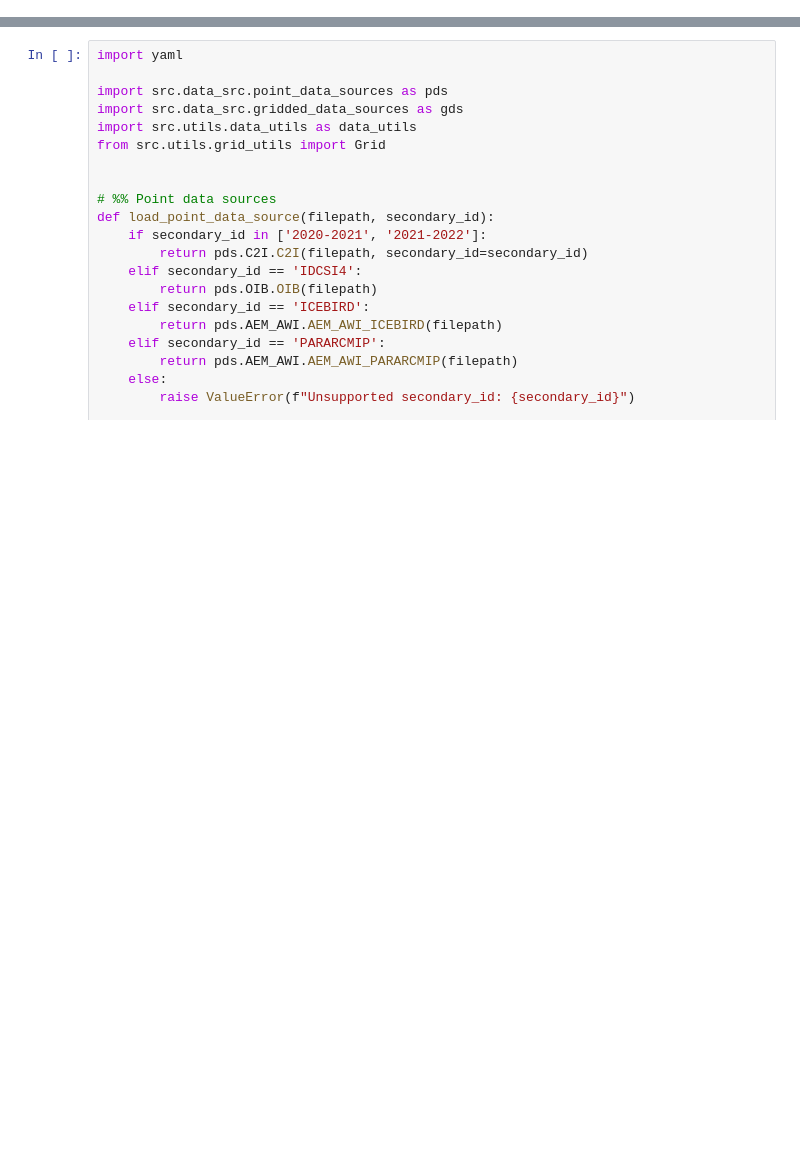
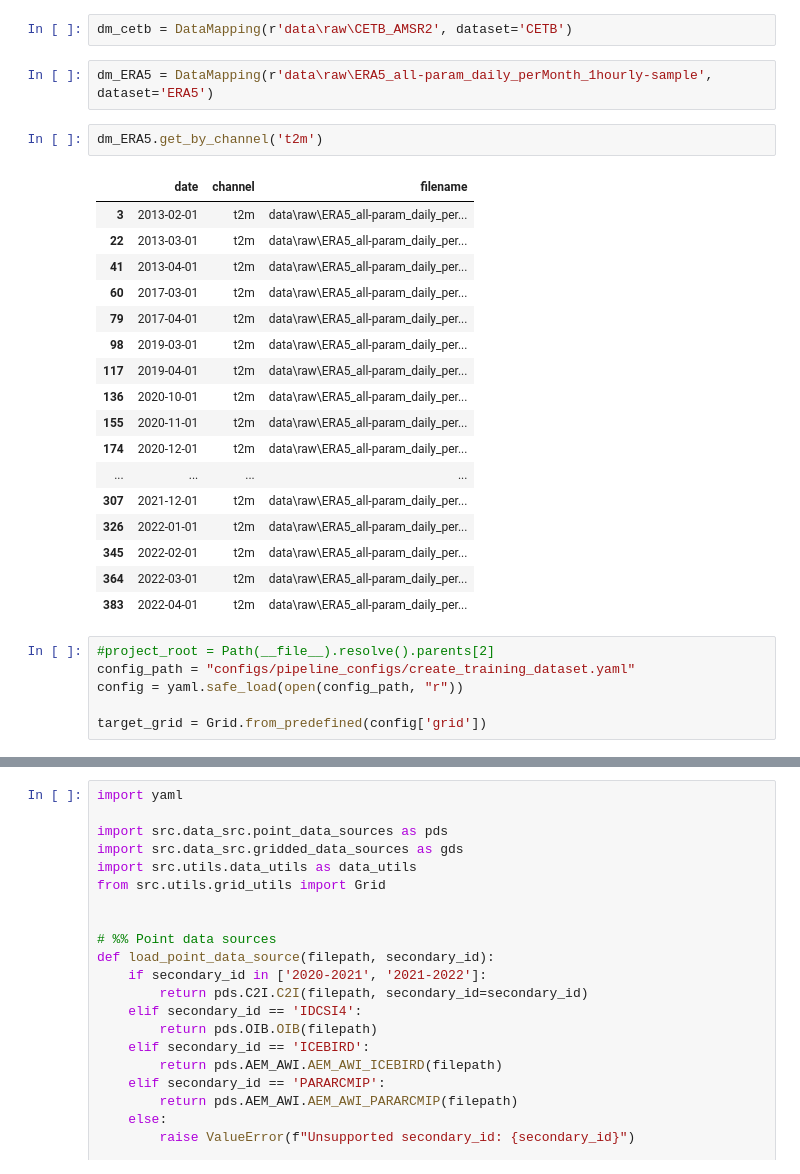
Before and after one commit to EHTellefsen/Arctic_Snow_Products, a Jupyter notebook: notebooks/create_train_set_testing.ipynb, the cells around one changed output, grey strips where cells are left out. Saved outputs shown, nothing was run; the diff lists cells and outputs as text; blank space fills up the shorter version.

Commit message:
update to dataset creation script and related tools

```diff
--- a/notebooks/create_train_set_testing.ipynb
+++ b/notebooks/create_train_set_testing.ipynb
@@ -8,0 +23,30 @@ sys.path.insert(0, str(project_root))
+# %%
+dm_cetb = DataMapping(r'data\raw\CETB_AMSR2', dataset='CETB')
+# %%
+dm_ERA5 = DataMapping(r'data\raw\ERA5_all-param_daily_perMonth_1hourly-sample', dataset='ERA5')
+# %%
+dm_ERA5.get_by_channel('t2m')
+# %% [output]
+|  | date | channel | filename |
+| 3 | 2013-02-01 | t2m | data\raw\ERA5_all-param_daily_per... |
+| 22 | 2013-03-01 | t2m | data\raw\ERA5_all-param_daily_per... |
+| 41 | 2013-04-01 | t2m | data\raw\ERA5_all-param_daily_per... |
+| 60 | 2017-03-01 | t2m | data\raw\ERA5_all-param_daily_per... |
+| 79 | 2017-04-01 | t2m | data\raw\ERA5_all-param_daily_per... |
+| 98 | 2019-03-01 | t2m | data\raw\ERA5_all-param_daily_per... |
+| 117 | 2019-04-01 | t2m | data\raw\ERA5_all-param_daily_per... |
+| 136 | 2020-10-01 | t2m | data\raw\ERA5_all-param_daily_per... |
+| 155 | 2020-11-01 | t2m | data\raw\ERA5_all-param_daily_per... |
+| 174 | 2020-12-01 | t2m | data\raw\ERA5_all-param_daily_per... |
+| ... | ... | ... | ... |
+| 307 | 2021-12-01 | t2m | data\raw\ERA5_all-param_daily_per... |
+| 326 | 2022-01-01 | t2m | data\raw\ERA5_all-param_daily_per... |
+| 345 | 2022-02-01 | t2m | data\raw\ERA5_all-param_daily_per... |
+| 364 | 2022-03-01 | t2m | data\raw\ERA5_all-param_daily_per... |
+| 383 | 2022-04-01 | t2m | data\raw\ERA5_all-param_daily_per... |
+# %%
+#project_root = Path(__file__).resolve().parents[2]
+config_path = "configs/pipeline_configs/create_training_dataset.yaml"
+config = yaml.safe_load(open(config_path, "r"))
+
+target_grid = Grid.from_predefined(config['grid'])
```
Also changed, not shown: parts of 14 cells of this notebook, 11 other files.
